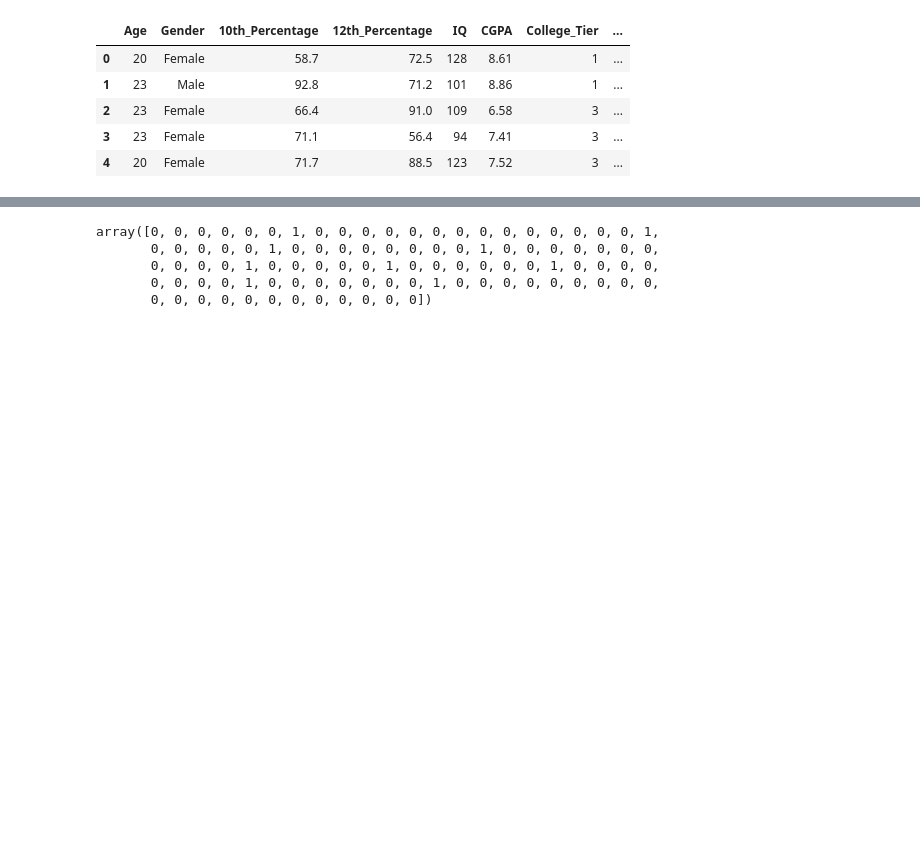
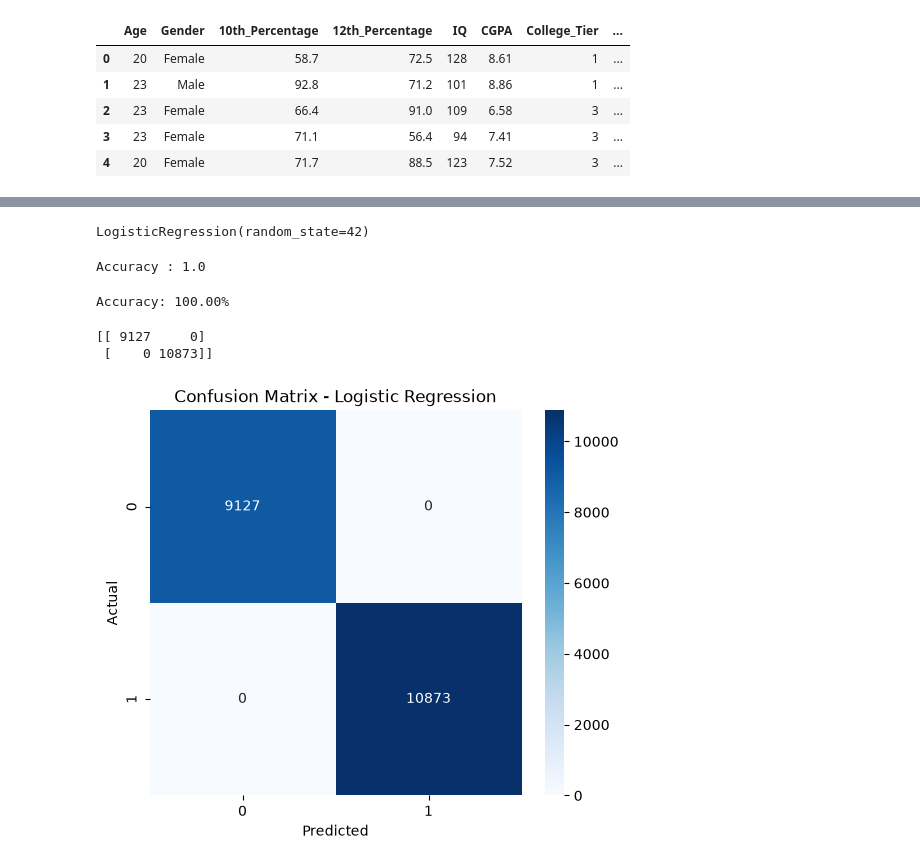
Before and after one commit to AnkitSingh1827/Student-Placement-Prediction-Dashboard, a Jupyter notebook: Student.ipynb, the cells around one changed output, grey strips where cells are left out. Drawn from its saved outputs; the diff is of its cells as text; code cells hidden in the pictures; blank space fills up the shorter version.

```diff
--- a/Student.ipynb
+++ b/Student.ipynb
@@ -212,11 +239,47 @@ LogisticRegression(random_state=42)
+# %%
+lr = LogisticRegression(random_state=42)
+# %%
+lr.fit(X_train, y_train)
+# %% [output]
+LogisticRegression(random_state=42)
 # %%
-y_pred = clf_pca.predict(X_test_pca)
+y_pred = lr.predict(X_test)
-# %%
-Y_test
-# %% [output]
-array([0, 0, 0, 0, 0, 0, 1, 0, 0, 0, 0, 0, 0, 0, 0, 0, 0, 0, 0, 0, 0, 1,
-       0, 0, 0, 0, 0, 1, 0, 0, 0, 0, 0, 0, 0, 0, 1, 0, 0, 0, 0, 0, 0, 0,
-       0, 0, 0, 0, 1, 0, 0, 0, 0, 0, 1, 0, 0, 0, 0, 0, 0, 1, 0, 0, 0, 0,
-       0, 0, 0, 0, 1, 0, 0, 0, 0, 0, 0, 0, 1, 0, 0, 0, 0, 0, 0, 0, 0, 0,
-       0, 0, 0, 0, 0, 0, 0, 0, 0, 0, 0, 0])
+# %%
+from sklearn.metrics import accuracy_score
+
+accuracy = accuracy_score(y_test, y_pred)
+
+print("Accuracy :", accuracy)
+# %% [output]
+Accuracy : 1.0
+# %%
+print(f"Accuracy: {accuracy:.2%}")
+# %% [output]
+Accuracy: 100.00%
+# %%
+from sklearn.metrics import confusion_matrix
+
+cm = confusion_matrix(y_test, y_pred)
+
+print(cm)
+# %% [output]
+[[ 9127     0]
+ [    0 10873]]
+# %%
+plt.figure(figsize=(6,5))
+
+sns.heatmap(
+    cm,
+    annot=True,
+    fmt='d',
+    cmap='Blues'
+)
+
+plt.xlabel("Predicted")
+plt.ylabel("Actual")
+plt.title("Confusion Matrix - Logistic Regression")
+
+plt.show()
+# %% [output]
+[figure, added]
 # %%
```
Also changed, not shown: parts of 53 cells of this notebook, 3 other files.
